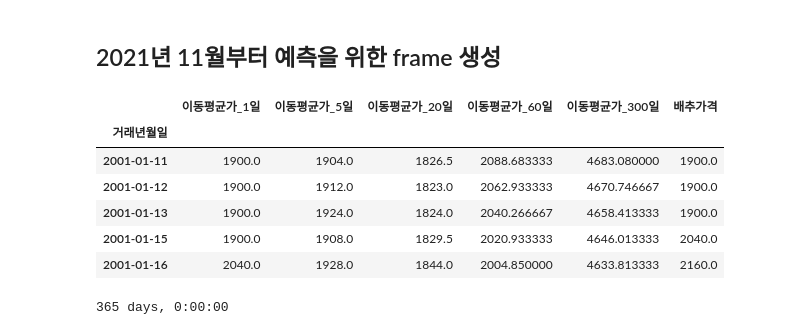
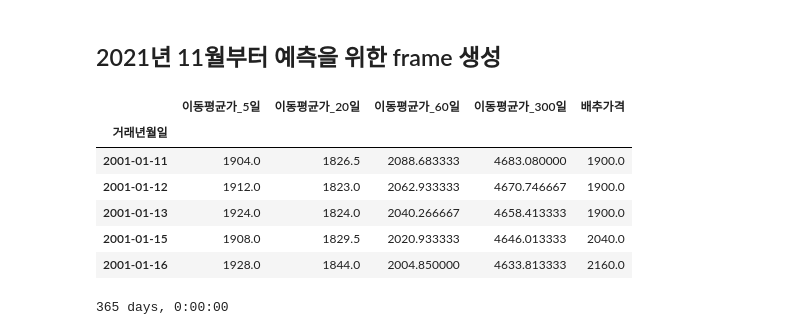
Before and after one commit to Kim-Hyunah/Final_Predict_Agricultural, a Jupyter notebook: model_pred_price_xgb_jinhyeok copy.ipynb, the cells around one changed output. Saved outputs shown, nothing was run; the diff lists cells and outputs as text; code cells hidden in the pictures.

```diff
--- a/model_pred_price_xgb_jinhyeok copy.ipynb
+++ b/model_pred_price_xgb_jinhyeok copy.ipynb
@@ -373,17 +406,21 @@ No artists with labels found to put in legend.  Note that artists whose label st
 # %%
 # dt = input("예측 날짜를 설정해 주세요 :")
 # def pred_price_for_user(start_date, end_date) :
-df_202110 = deepcopy(df[df.index < "2021-11-01"].drop(columns=["자동차용 경유 가격 (원)","전월비(%)","거래량", "이동평균가_6일", "이동평균가_24일", "이동평균가_72일"]))
-# df_202110 = deepcopy(df[df.index < "2021-11-01"].drop(columns=["자동차용 경유 가격 (원)","전월비(%)","거래량", "이동평균가_1일", "이동평균가_6일", "이동평균가_24일", "이동평균가_72일"]))
+# df_202110 = deepcopy(df[df.index < "2021-11-01"].drop(columns=["자동차용 경유 가격 (원)","전월비(%)","거래량", "이동평균가_6일", "이동평균가_24일", "이동평균가_72일"]))
+df_202110 = deepcopy(df[df.index < "2021-11-01"].drop(columns=["자동차용 경유 가격 (원)","전월비(%)","거래량", "이동평균가_1일", "이동평균가_6일", "이동평균가_24일", "이동평균가_72일"]))
+# df_202110 = deepcopy(df[df.index < "2021-11-01"].drop(columns=["자동차용 경유 가격 (원)","전월비(%)","거래량", "이동평균가_1일", "이동평균가_6일", "이동평균가_20일","이동평균가_24일", "이동평균가_72일", "이동평균가_300일"]))
+# df_202110 = deepcopy(df[df.index < "2021-11-01"].drop(columns=["자동차용 경유 가격 (원)","전월비(%)","거래량", "이동평균가_1일", "이동평균가_20일", "이동평균가_6일", "이동평균가_24일", "이동평균가_72일"]))
+# df_202110 = deepcopy(df[df.index < "2021-09-01"][["이동평균가_5일", "이동평균가_300일", "배추가격"]])
+
 df_202110.head()
 # %% [output]
-|  | 이동평균가_1일 | 이동평균가_5일 | 이동평균가_20일 | 이동평균가_60일 | 이동평균가_300일 | 배추가격 |
-| 거래년월일 |  |  |  |  |  |  |
-| 2001-01-11 | 1900.0 | 1904.0 | 1826.5 | 2088.683333 | 4683.080000 | 1900.0 |
-| 2001-01-12 | 1900.0 | 1912.0 | 1823.0 | 2062.933333 | 4670.746667 | 1900.0 |
-| 2001-01-13 | 1900.0 | 1924.0 | 1824.0 | 2040.266667 | 4658.413333 | 1900.0 |
-| 2001-01-15 | 1900.0 | 1908.0 | 1829.5 | 2020.933333 | 4646.013333 | 2040.0 |
-| 2001-01-16 | 2040.0 | 1928.0 | 1844.0 | 2004.850000 | 4633.813333 | 2160.0 |
+|  | 이동평균가_5일 | 이동평균가_20일 | 이동평균가_60일 | 이동평균가_300일 | 배추가격 |
+| 거래년월일 |  |  |  |  |  |
+| 2001-01-11 | 1904.0 | 1826.5 | 2088.683333 | 4683.080000 | 1900.0 |
+| 2001-01-12 | 1912.0 | 1823.0 | 2062.933333 | 4670.746667 | 1900.0 |
+| 2001-01-13 | 1924.0 | 1824.0 | 2040.266667 | 4658.413333 | 1900.0 |
+| 2001-01-15 | 1908.0 | 1829.5 | 2020.933333 | 4646.013333 | 2040.0 |
+| 2001-01-16 | 1928.0 | 1844.0 | 2004.850000 | 4633.813333 | 2160.0 |
 # %%
 # df_202110[df_202110["배추가격"].isnull()]
 # %%
```
Also changed, not shown: parts of 34 cells of this notebook.
